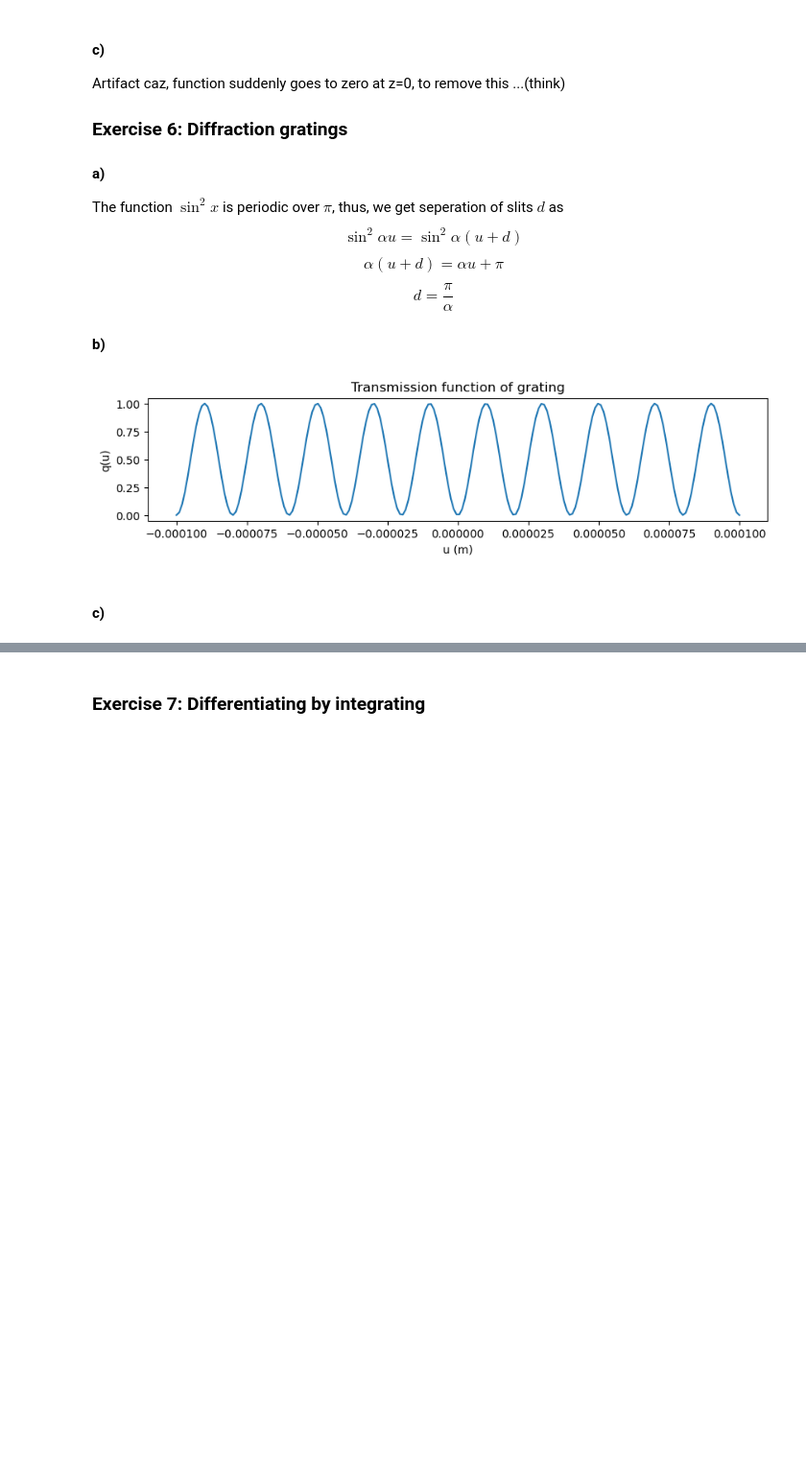
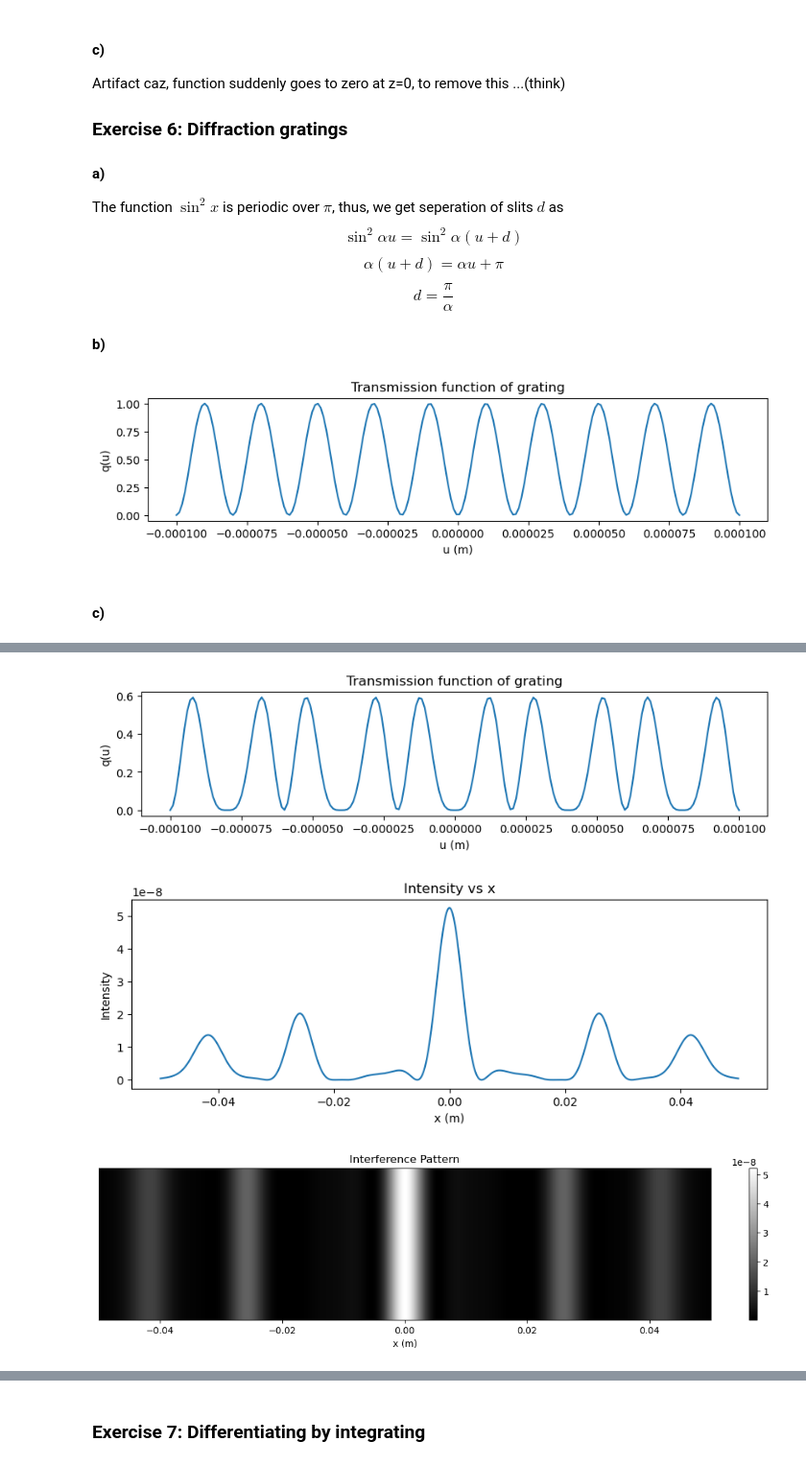
Before and after one commit to AtharvSuryawanshi/Computational-Physics, a Jupyter notebook: Suryawanshi_Atharv_HW2.ipynb, the cells around one changed output, grey strips where cells are left out. Shown at 96% size. Drawn from its saved outputs; the diff is of its cells as text; code cells hidden in the pictures; blank space fills up the shorter version.

```diff
--- a/Suryawanshi_Atharv_HW2.ipynb
+++ b/Suryawanshi_Atharv_HW2.ipynb
@@ -439,0 +437,44 @@ def q_new(u):
+# %%
+def q_new(u):
+    alpha = np.pi/20e-6 # 20 mu m
+    beta = alpha/2
+    return np.sin(alpha*u)**2 * np.sin(beta*u)**2
+
+x = np.linspace(-5*20e-6, 5*20e-6, 200)
+plt.figure(figsize=(10,2))
+plt.plot(x, q_new(x))
+plt.xlabel('u (m)')
+plt.ylabel('q(u)')
+plt.title('Transmission function of grating')
+plt.show()
+
+def intensity(x, nos_points=20):
+    f_len = 1
+    wavelength = 500e-9 # 500 nm
+    f = lambda u: q_new(u)*exp(complex(0, 1)*2*np.pi*x*u/ wavelength/ f_len)
+    I = np.abs(10 * gaussian_quad(f, nos_points))**2
+    return I
+
+x_values = np.linspace(-5e-2, 5e-2, 1000)
+I_values = np.array([intensity(x) for x in x_values])
+
+plt.figure(figsize=(10,3))
+plt.plot(x_values, I_values)
+plt.xlabel('x (m)')
+plt.ylabel('Intensity')
+plt.title('Intensity vs x')
+plt.show()
+
+I_matrix = np.tile(I_values, (100, 1)) # making 2D array
+custom_cmap = mcolors.LinearSegmentedColormap.from_list("", ["black", "white"])
+plt.figure(figsize=(15, 3))
+plt.imshow(I_matrix , cmap=custom_cmap , aspect='auto', extent=[x_values.min(), x_values.max(), 0, 1]) # type: ignore
+plt.xlabel('x (m)')
+plt.yticks([])
+plt.title('Interference Pattern')
+plt.colorbar()
+plt.show()
+# %% [output]
+[figure, added]
+[figure, added]
+[figure, added]
```
Also changed, not shown: parts of 7 cells of this notebook.
